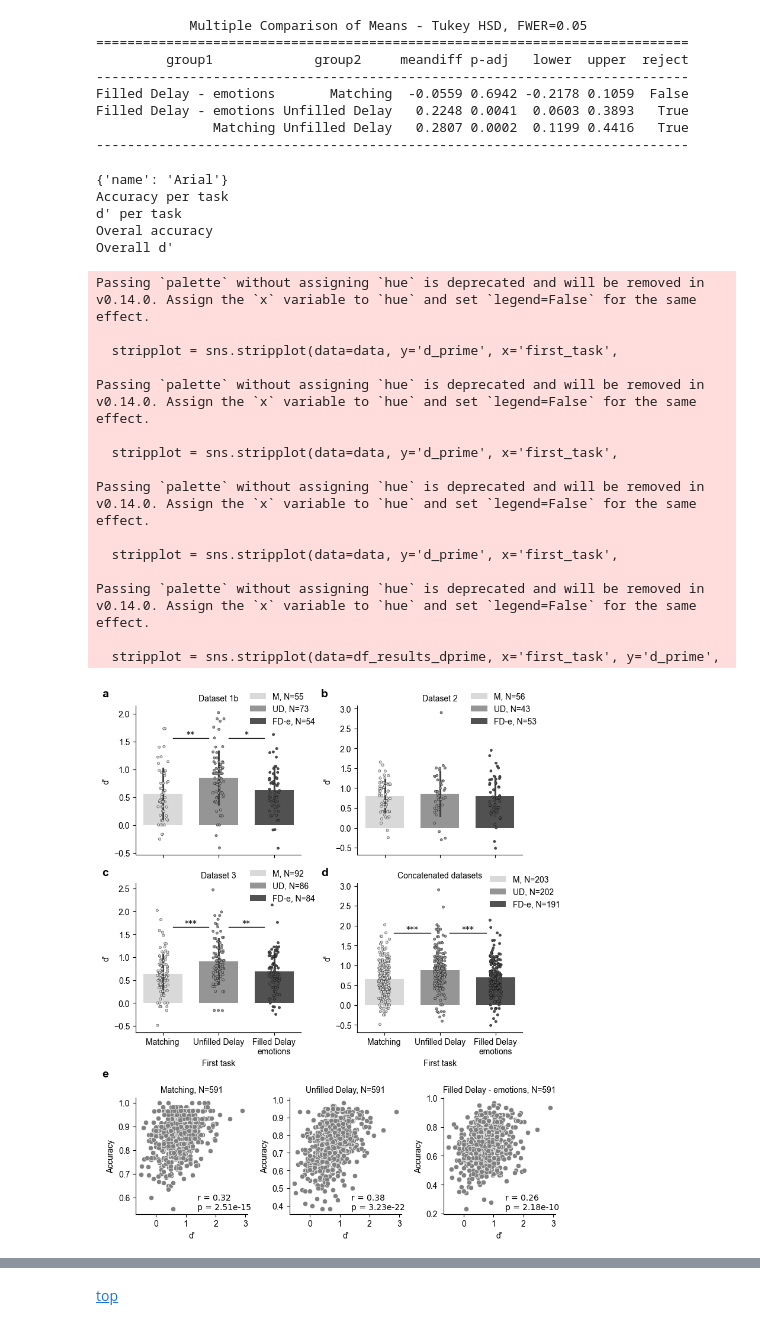
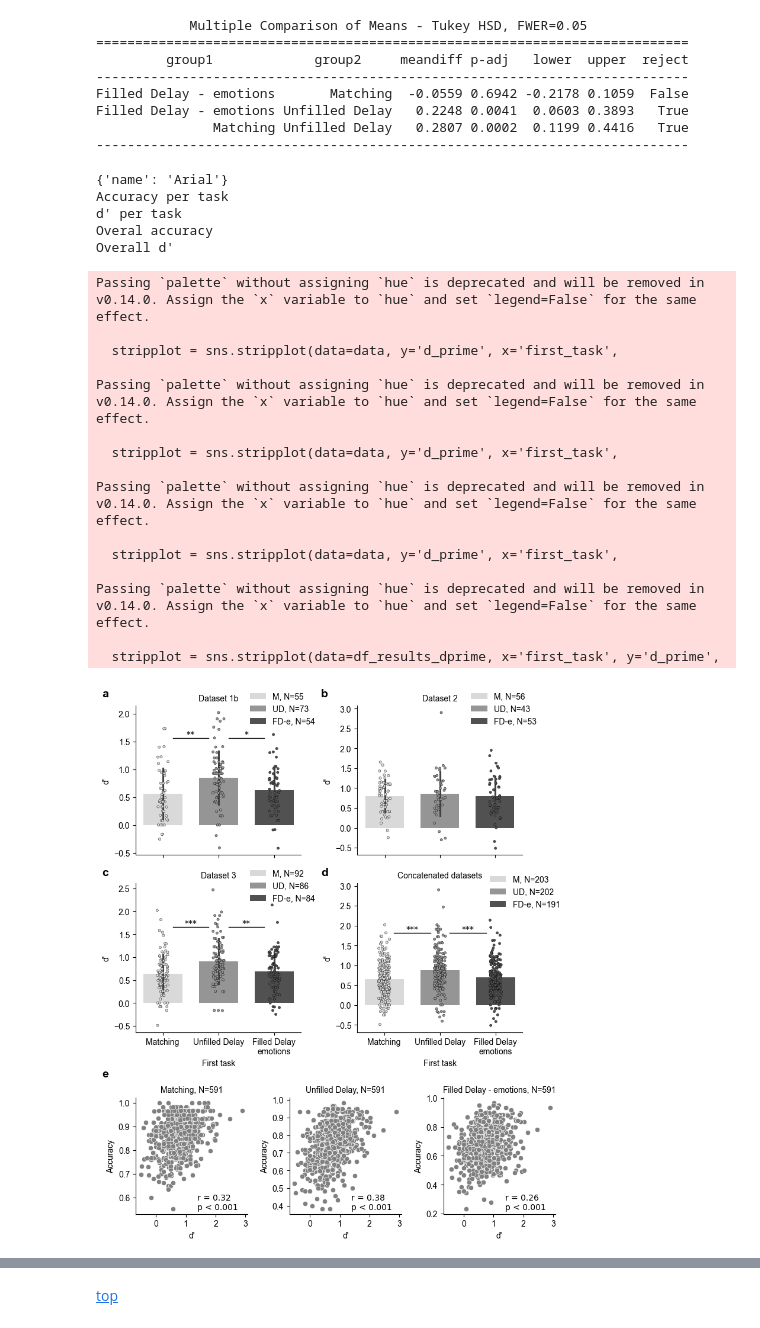
Before and after one commit to jankaWIS/FMP_paper, a Jupyter notebook: Figures/Figures_FMP_paper_2024.ipynb, the cells around one changed output, grey strips where cells are left out. Cells and saved outputs as stored; diff of their text form; code cells hidden in the pictures.

Commit message:
add special formatting for nature p-val, update fig 7, SI fig 12

```diff
--- a/Figures/Figures_FMP_paper_2024.ipynb
+++ b/Figures/Figures_FMP_paper_2024.ipynb
@@ -2095,36 +2095,36 @@ for t in hue_order:
 
     sns.despine(ax=c.ax(f"corr_{t}"))
 
-    label_correlation(df_FMP_scores['d_prime'], df_FMP_scores[t], c.ax(f"corr_{t}"), xy=(.55, .04))
+    label_correlation(df_FMP_scores['d_prime'], df_FMP_scores[t], c.ax(f"corr_{t}"), xy=(.55, .04), rounded_nature_p=True)
 
 
 # c.debug_grid(Vector(0.5,0.5,"cm"))
 c.show()
 #
 c.save(os.path.join(path_figures, "Fig7", 'Figure_7.png'), dpi=300)#, bbox_inches="tight")
 c.save(os.path.join(path_figures, "Fig7", 'Figure_7.pdf'), dpi=300)#, bbox_inches="tight")
 # %% [output]
 {'name': 'Arial'}
 Accuracy per task
 d' per task
 Overal accuracy
 Overall d'
 Passing `palette` without assigning `hue` is deprecated and will be removed in v0.14.0. Assign the `x` variable to `hue` and set `legend=False` for the same effect.
 
   stripplot = sns.stripplot(data=data, y='d_prime', x='first_task',
 
 Passing `palette` without assigning `hue` is deprecated and will be removed in v0.14.0. Assign the `x` variable to `hue` and set `legend=False` for the same effect.
 
   stripplot = sns.stripplot(data=data, y='d_prime', x='first_task',
 
 Passing `palette` without assigning `hue` is deprecated and will be removed in v0.14.0. Assign the `x` variable to `hue` and set `legend=False` for the same effect.
 
   stripplot = sns.stripplot(data=data, y='d_prime', x='first_task',
 
 Passing `palette` without assigning `hue` is deprecated and will be removed in v0.14.0. Assign the `x` variable to `hue` and set `legend=False` for the same effect.
 
   stripplot = sns.stripplot(data=df_results_dprime, x='first_task', y='d_prime',
-[figure, old version]
+[figure, new version]
 # %%
 %load_ext watermark
 
```
Also changed, not shown: parts of 2 cells of this notebook, 26 other files.
